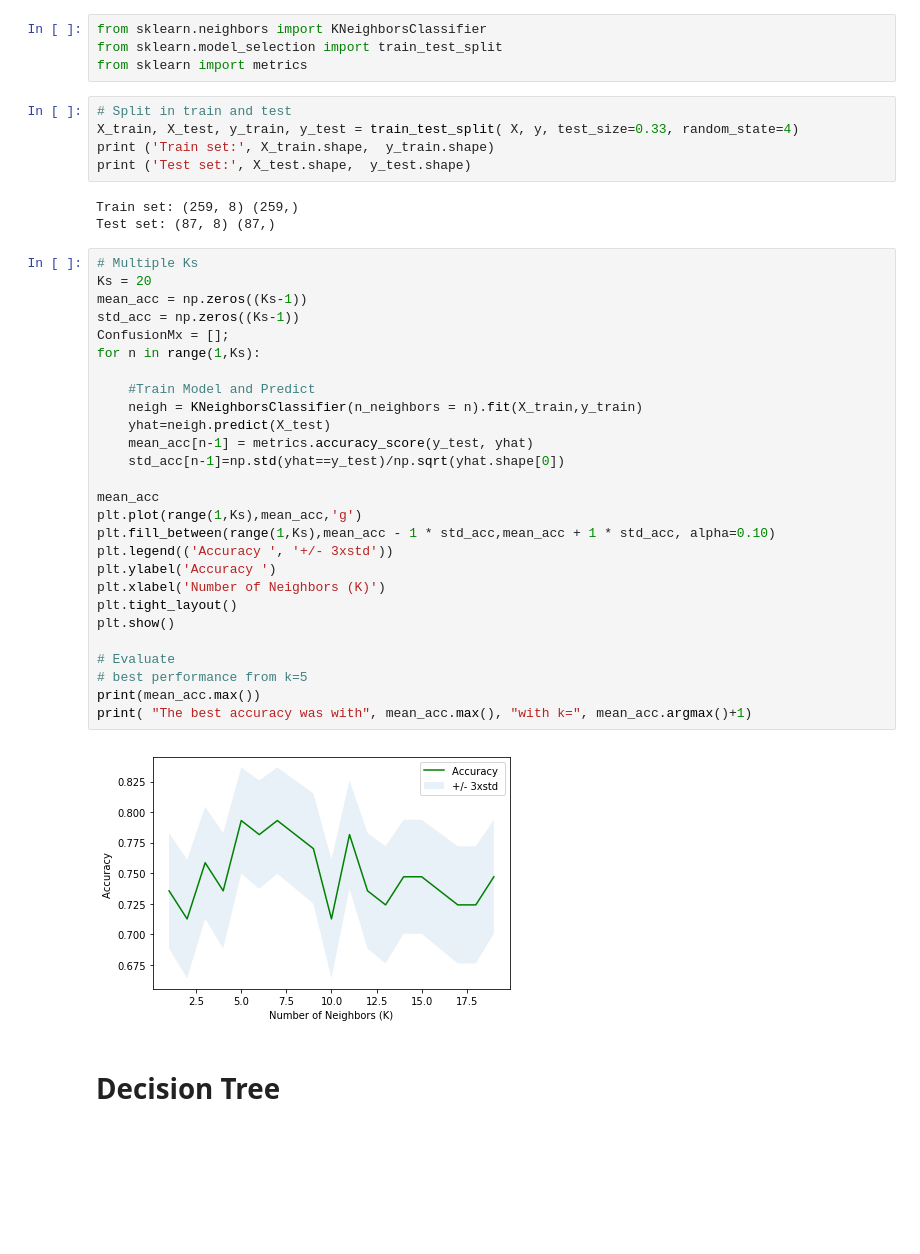
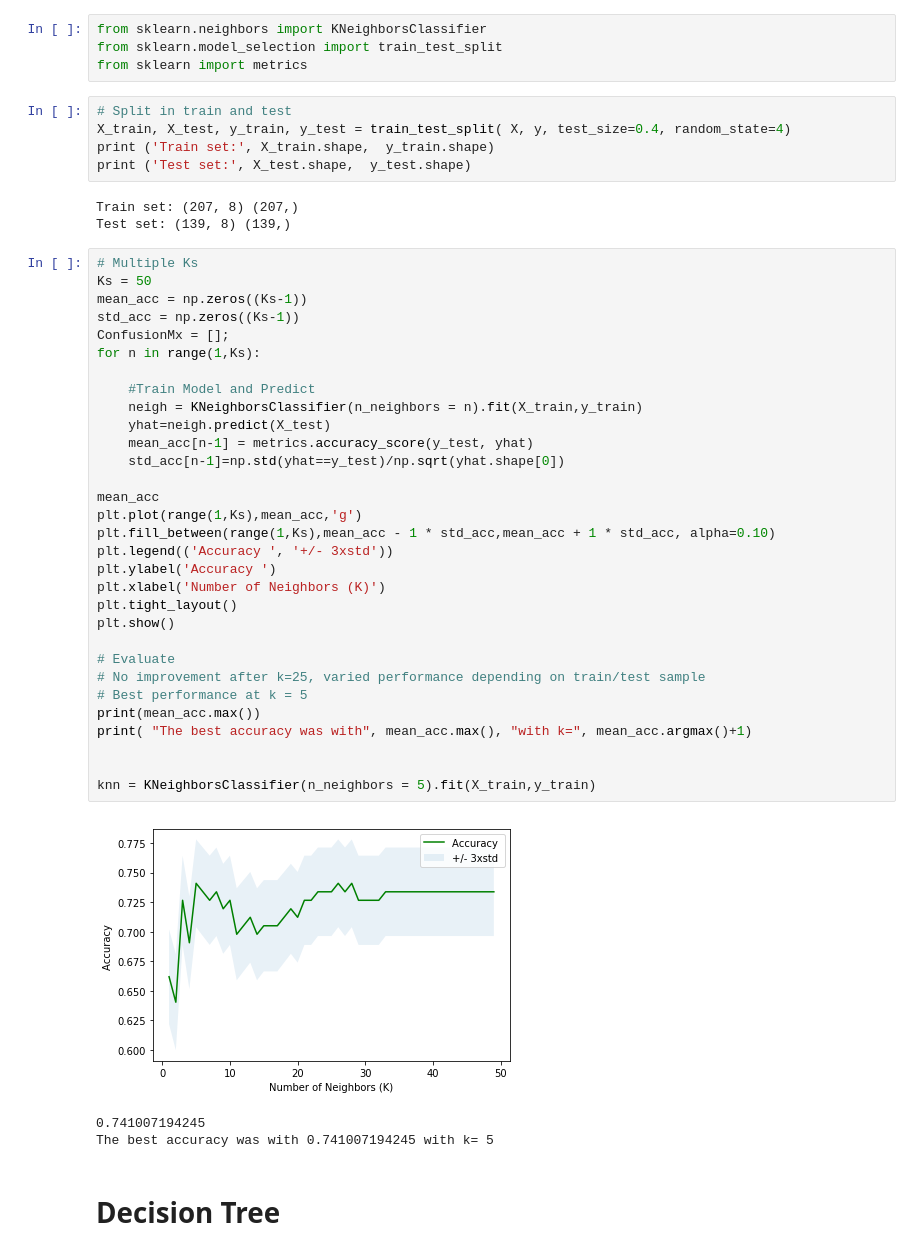
Before and after one commit to KlaasjanOuwens/Python-Machine-Learning-Coursera-Capstone, a Jupyter notebook: Python Machine Learning Coursera Capstone.ipynb, the cells around one changed output. Drawn from its saved outputs; the diff is of its cells as text; blank space fills up the shorter version.

```diff
--- a/Python Machine Learning Coursera Capstone.ipynb
+++ b/Python Machine Learning Coursera Capstone.ipynb
@@ -283,40 +283,46 @@ from sklearn.model_selection import train_test_split
 from sklearn import metrics
 # %%
 # Split in train and test
-X_train, X_test, y_train, y_test = train_test_split( X, y, test_size=0.33, random_state=4)
+X_train, X_test, y_train, y_test = train_test_split( X, y, test_size=0.4, random_state=4)
 print ('Train set:', X_train.shape,  y_train.shape)
 print ('Test set:', X_test.shape,  y_test.shape)
 # %% [output]
-Train set: (259, 8) (259,)
-Test set: (87, 8) (87,)
+Train set: (207, 8) (207,)
+Test set: (139, 8) (139,)
 # %%
 # Multiple Ks
-Ks = 20
+Ks = 50
 mean_acc = np.zeros((Ks-1))
 std_acc = np.zeros((Ks-1))
 ConfusionMx = [];
 for n in range(1,Ks):
 
     #Train Model and Predict
     neigh = KNeighborsClassifier(n_neighbors = n).fit(X_train,y_train)
     yhat=neigh.predict(X_test)
     mean_acc[n-1] = metrics.accuracy_score(y_test, yhat)
     std_acc[n-1]=np.std(yhat==y_test)/np.sqrt(yhat.shape[0])
 
 mean_acc
 plt.plot(range(1,Ks),mean_acc,'g')
 plt.fill_between(range(1,Ks),mean_acc - 1 * std_acc,mean_acc + 1 * std_acc, alpha=0.10)
 plt.legend(('Accuracy ', '+/- 3xstd'))
 plt.ylabel('Accuracy ')
 plt.xlabel('Number of Neighbors (K)')
 plt.tight_layout()
 plt.show()
 
 # Evaluate
-# best performance from k=5
+# No improvement after k=25, varied performance depending on train/test sample
+# Best performance at k = 5
 print(mean_acc.max())
 print( "The best accuracy was with", mean_acc.max(), "with k=", mean_acc.argmax()+1)
+
+
+knn = KNeighborsClassifier(n_neighbors = 5).fit(X_train,y_train)
 # %% [output]
-[figure, old version]
+[figure, new version]
+0.741007194245
+The best accuracy was with 0.741007194245 with k= 5
 # %% [markdown]
 # Decision Tree
```
Also changed, not shown: parts of 17 cells of this notebook.
